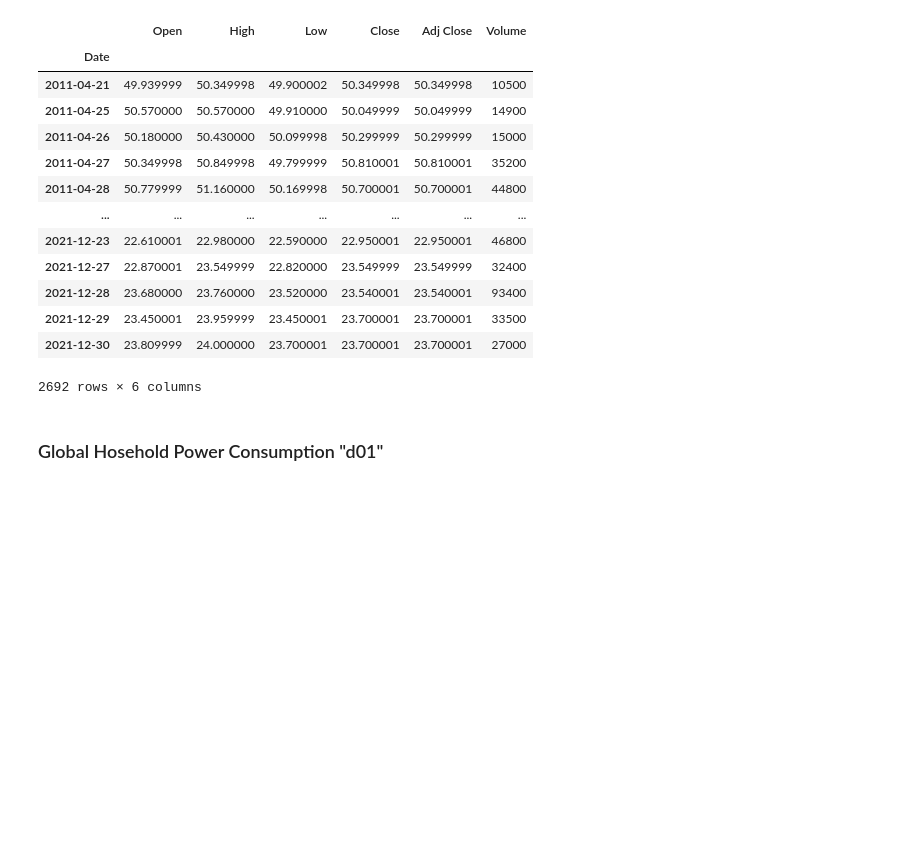
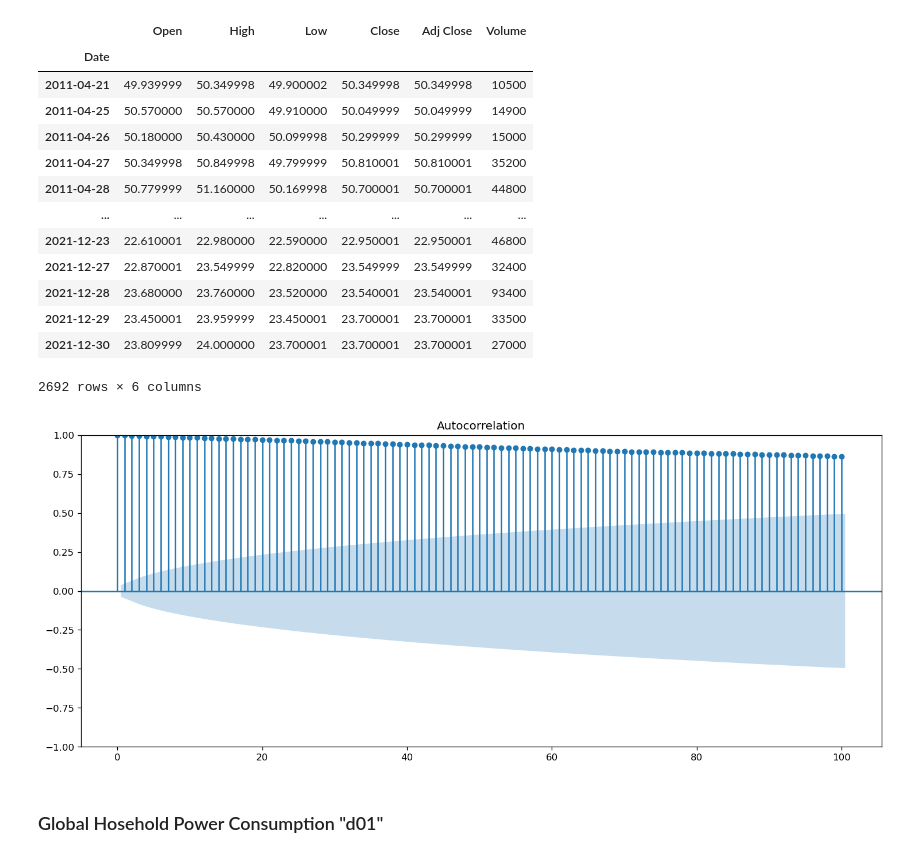
Before and after one commit to ProfiterolePuff/nvita, a Jupyter notebook: experiments/step1_preprocessing.ipynb, the cells around one changed output. Drawn from its saved outputs; the diff is of its cells as text; code cells hidden in the pictures; blank space fills up the shorter version.

```diff
--- a/experiments/step1_preprocessing.ipynb
+++ b/experiments/step1_preprocessing.ipynb
@@ -166,6 +182,10 @@ df4
 | 2021-12-29 | 23.450001 | 23.959999 | 23.450001 | 23.700001 | 23.700001 | 33500 |
 | 2021-12-30 | 23.809999 | 24.000000 | 23.700001 | 23.700001 | 23.700001 | 27000 |
 2692 rows × 6 columns
+# %%
+acf_df4 = plot_acf(df4["Close"].values, lags=100)
+# %% [output]
+[figure, added]
 # %% [markdown]
 ### Global Hosehold Power Consumption "d01"
 # %%
```
Also changed, not shown: parts of 5 cells of this notebook, 10 other files.
